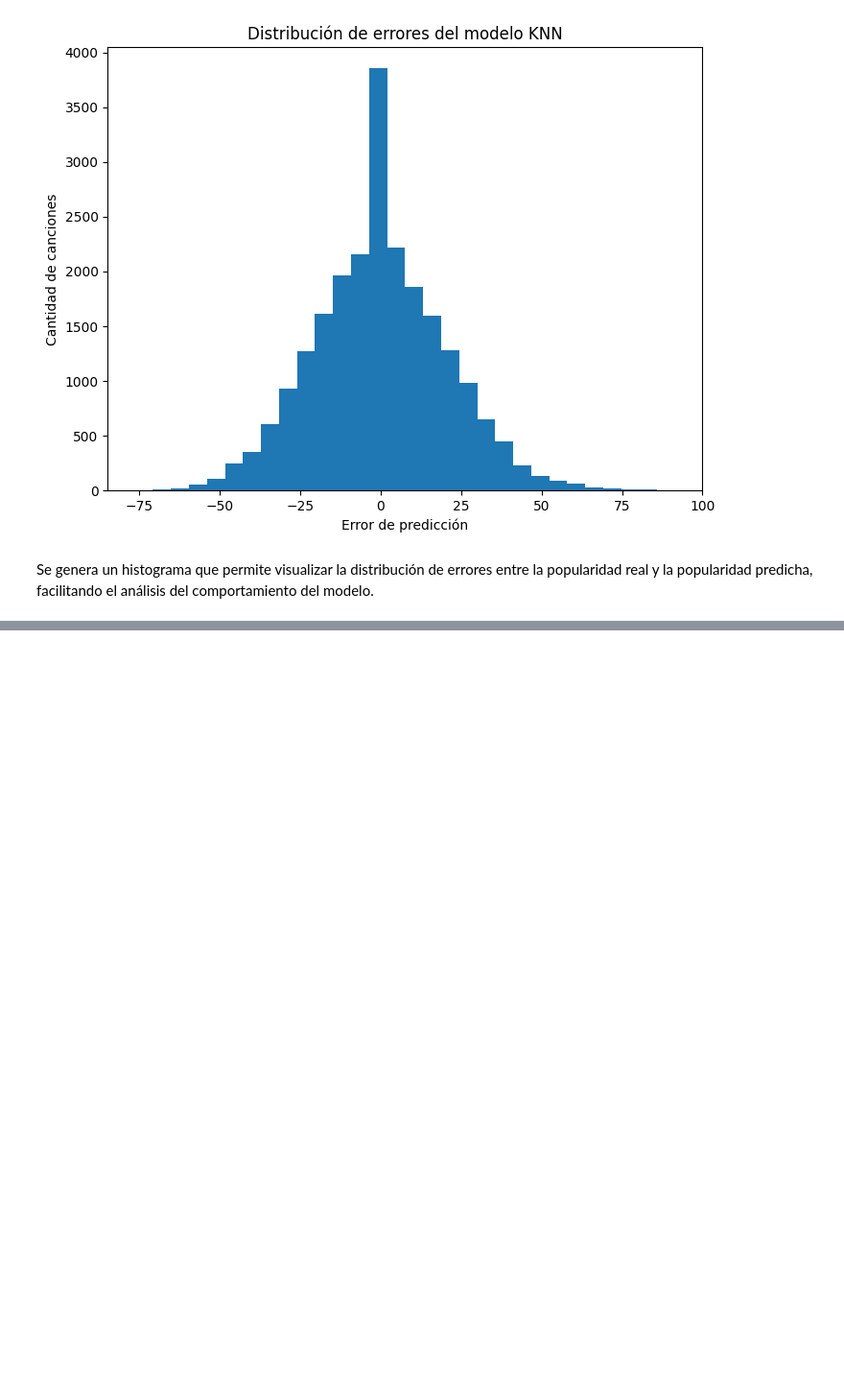
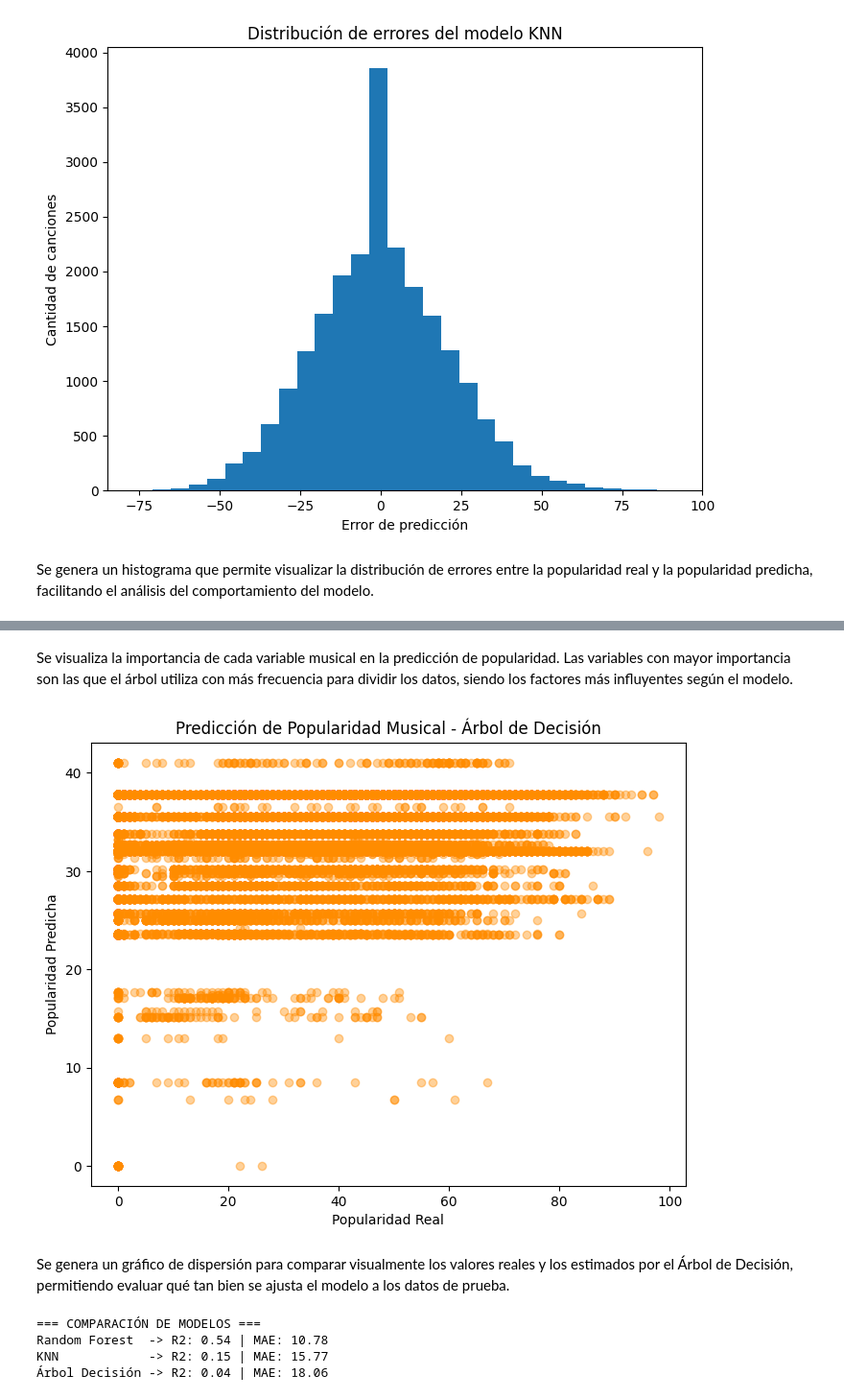
Before and after one commit to CamFuenzalidaC/GuerrerosZ, a Jupyter notebook: Segunda _evaluacion.ipynb, the cells around one changed output, grey strips where cells are left out. Shown at 96% size. Cells and saved outputs as stored; diff of their text form; code cells hidden in the pictures; blank space fills up the shorter version.

```diff
--- a/Segunda _evaluacion.ipynb
+++ b/Segunda _evaluacion.ipynb
@@ -754,0 +771,3 @@ En conclusión, el uso de Machine Learning permitió identificar patrones releva
+# %%
+# Generamos predicciones sobre el conjunto de prueba
+predicciones_dt = modelo_dt.predict(X_test)
@@ -754,0 +805,28 @@ En conclusión, el uso de Machine Learning permitió identificar patrones releva
+# %% [markdown]
+Se visualiza la importancia de cada variable musical en la predicción de popularidad. Las variables con mayor importancia son las que el árbol utiliza con más frecuencia para dividir los datos, siendo los factores más influyentes según el modelo.
+# %%
+# Comparamos la popularidad real vs predicha
+plt.figure(figsize=(8, 6))
+
+plt.scatter(y_test, predicciones_dt, alpha=0.4, color='darkorange')
+
+plt.xlabel('Popularidad Real')
+plt.ylabel('Popularidad Predicha')
+plt.title('Predicción de Popularidad Musical - Árbol de Decisión')
+
+plt.show()
+# %% [output]
+[figure, added]
+# %% [markdown]
+Se genera un gráfico de dispersión para comparar visualmente los valores reales y los estimados por el Árbol de Decisión, permitiendo evaluar qué tan bien se ajusta el modelo a los datos de prueba.
+# %%
+# Comparación final de los tres modelos
+print('=== COMPARACIÓN DE MODELOS ===')
+print(f'Random Forest  -> R2: {puntaje_modelo:.2f} | MAE: {error_promedio:.2f}')
+print(f'KNN            -> R2: {r2_knn:.2f} | MAE: {mae_knn:.2f}')
+print(f'Árbol Decisión -> R2: {r2_dt:.2f} | MAE: {mae_dt:.2f}')
+# %% [output]
+=== COMPARACIÓN DE MODELOS ===
+Random Forest  -> R2: 0.54 | MAE: 10.78
+KNN            -> R2: 0.15 | MAE: 15.77
+Árbol Decisión -> R2: 0.04 | MAE: 18.06
```
Also changed, not shown: parts of 14 cells of this notebook.
